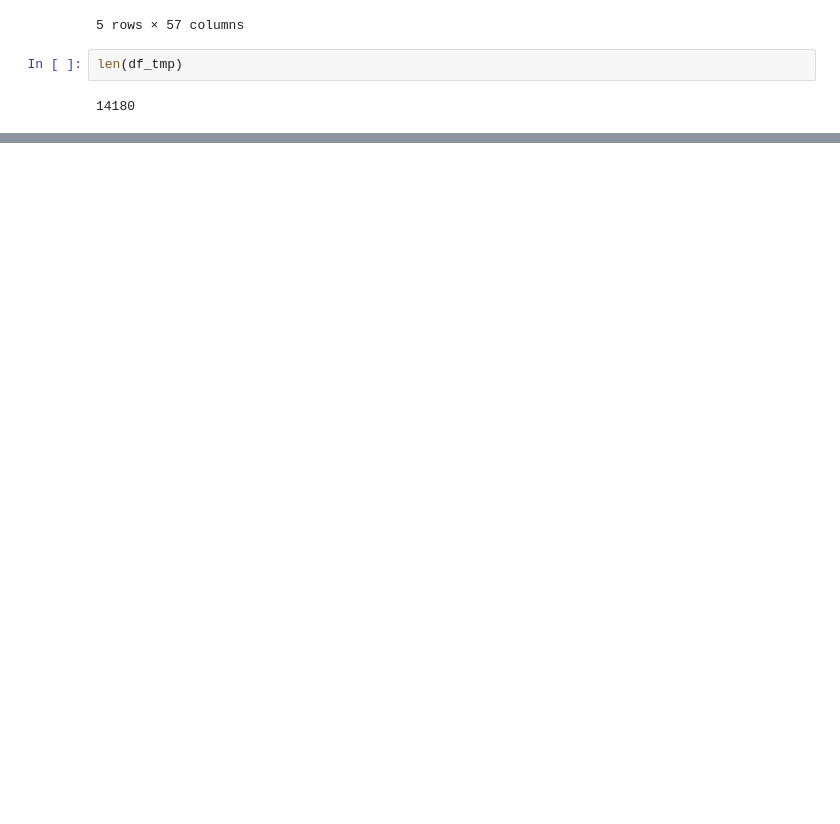
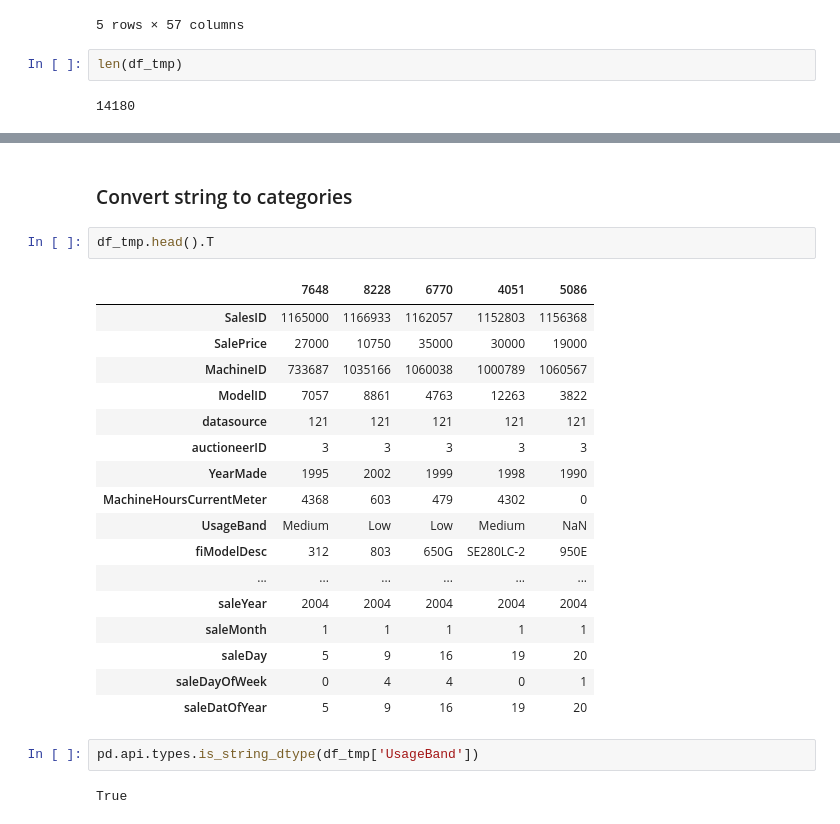
Before and after one commit to shubh-mishra/Bulldozer-price-prediction, a Jupyter notebook: bulldozer_price_prediction.ipynb, the cells around one changed output, grey strips where cells are left out. Drawn from its saved outputs; the diff is of its cells as text; blank space fills up the shorter version.

Commit message:
Added: Convert string to category

```diff
--- a/bulldozer_price_prediction.ipynb
+++ b/bulldozer_price_prediction.ipynb
@@ -285,0 +339,26 @@ len(df_tmp)
+# %% [markdown]
+### Convert string to categories
+# %%
+df_tmp.head().T
+# %% [output]
+|  | 7648 | 8228 | 6770 | 4051 | 5086 |
+| SalesID | 1165000 | 1166933 | 1162057 | 1152803 | 1156368 |
+| SalePrice | 27000 | 10750 | 35000 | 30000 | 19000 |
+| MachineID | 733687 | 1035166 | 1060038 | 1000789 | 1060567 |
+| ModelID | 7057 | 8861 | 4763 | 12263 | 3822 |
+| datasource | 121 | 121 | 121 | 121 | 121 |
+| auctioneerID | 3 | 3 | 3 | 3 | 3 |
+| YearMade | 1995 | 2002 | 1999 | 1998 | 1990 |
+| MachineHoursCurrentMeter | 4368 | 603 | 479 | 4302 | 0 |
+| UsageBand | Medium | Low | Low | Medium | NaN |
+| fiModelDesc | 312 | 803 | 650G | SE280LC-2 | 950E |
+| ... | ... | ... | ... | ... | ... |
+| saleYear | 2004 | 2004 | 2004 | 2004 | 2004 |
+| saleMonth | 1 | 1 | 1 | 1 | 1 |
+| saleDay | 5 | 9 | 16 | 19 | 20 |
+| saleDayOfWeek | 0 | 4 | 4 | 0 | 1 |
+| saleDatOfYear | 5 | 9 | 16 | 19 | 20 |
+# %%
+pd.api.types.is_string_dtype(df_tmp['UsageBand'])
+# %% [output]
+True
```
Also changed, not shown: parts of 14 cells of this notebook.
